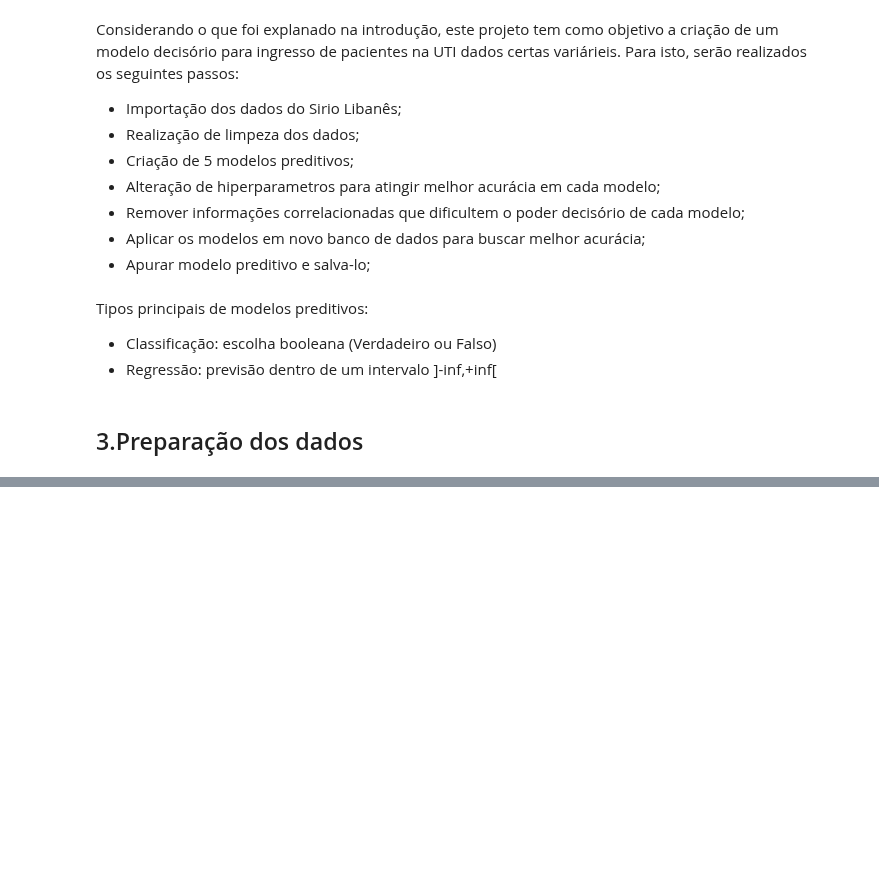
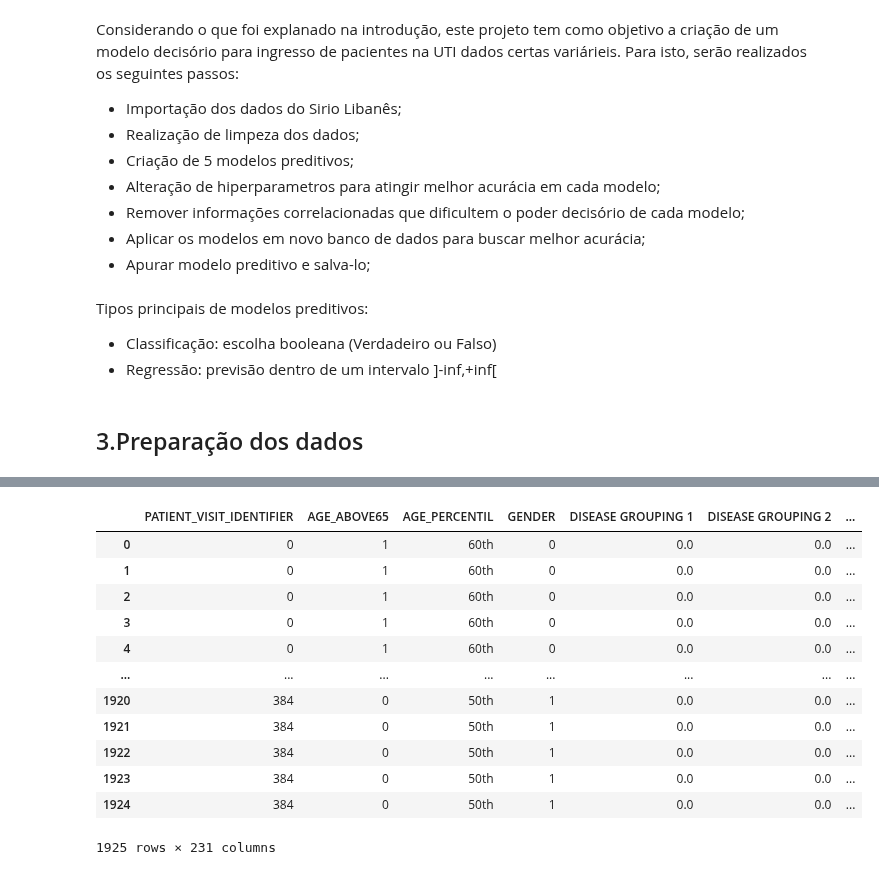
Before and after one commit to VitorFRodrigues/Data-Science-Bootcamp, a Jupyter notebook: Proj05_final/Notebook/Bootcamp_Proj_05.ipynb, the cells around one changed output, grey strips where cells are left out. Cells and saved outputs as stored; diff of their text form; code cells hidden in the pictures; blank space fills up the shorter version.

```diff
--- a/Proj05_final/Notebook/Bootcamp_Proj_05.ipynb
+++ b/Proj05_final/Notebook/Bootcamp_Proj_05.ipynb
@@ -34,0 +42,21 @@ Tipos principais de modelos preditivos:
+# %%
+import pandas as pd
+
+Sirio_Libanes_URL = 'https://github.com/VitorFRodrigues/Data-Science-Bootcamp/blob/main/Proj05_final/dados/Kaggle_Sirio_Libanes_ICU_Prediction.xlsx?raw=true'
+# %%
+dados = pd.read_excel(Sirio_Libanes_URL)
+dados
+# %% [output]
+|  | PATIENT_VISIT_IDENTIFIER | AGE_ABOVE65 | AGE_PERCENTIL | GENDER | DISEASE GROUPING 1 | DISEASE GROUPING 2 | ... |
+| 0 | 0 | 1 | 60th | 0 | 0.0 | 0.0 | ... |
+| 1 | 0 | 1 | 60th | 0 | 0.0 | 0.0 | ... |
+| 2 | 0 | 1 | 60th | 0 | 0.0 | 0.0 | ... |
+| 3 | 0 | 1 | 60th | 0 | 0.0 | 0.0 | ... |
+| 4 | 0 | 1 | 60th | 0 | 0.0 | 0.0 | ... |
+| ... | ... | ... | ... | ... | ... | ... | ... |
+| 1920 | 384 | 0 | 50th | 1 | 0.0 | 0.0 | ... |
+| 1921 | 384 | 0 | 50th | 1 | 0.0 | 0.0 | ... |
+| 1922 | 384 | 0 | 50th | 1 | 0.0 | 0.0 | ... |
+| 1923 | 384 | 0 | 50th | 1 | 0.0 | 0.0 | ... |
+| 1924 | 384 | 0 | 50th | 1 | 0.0 | 0.0 | ... |
+1925 rows × 231 columns
```
Also changed, not shown: parts of 10 cells of this notebook.
